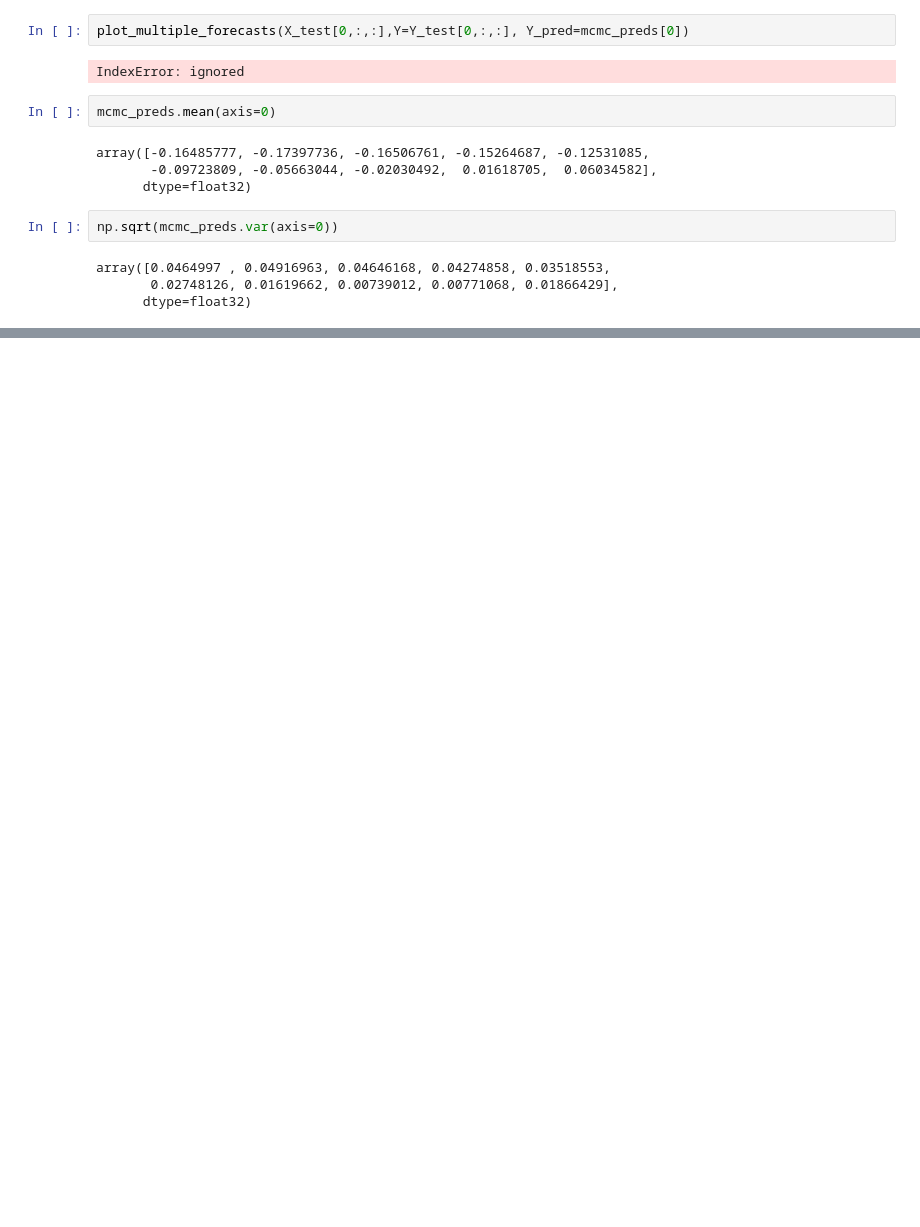
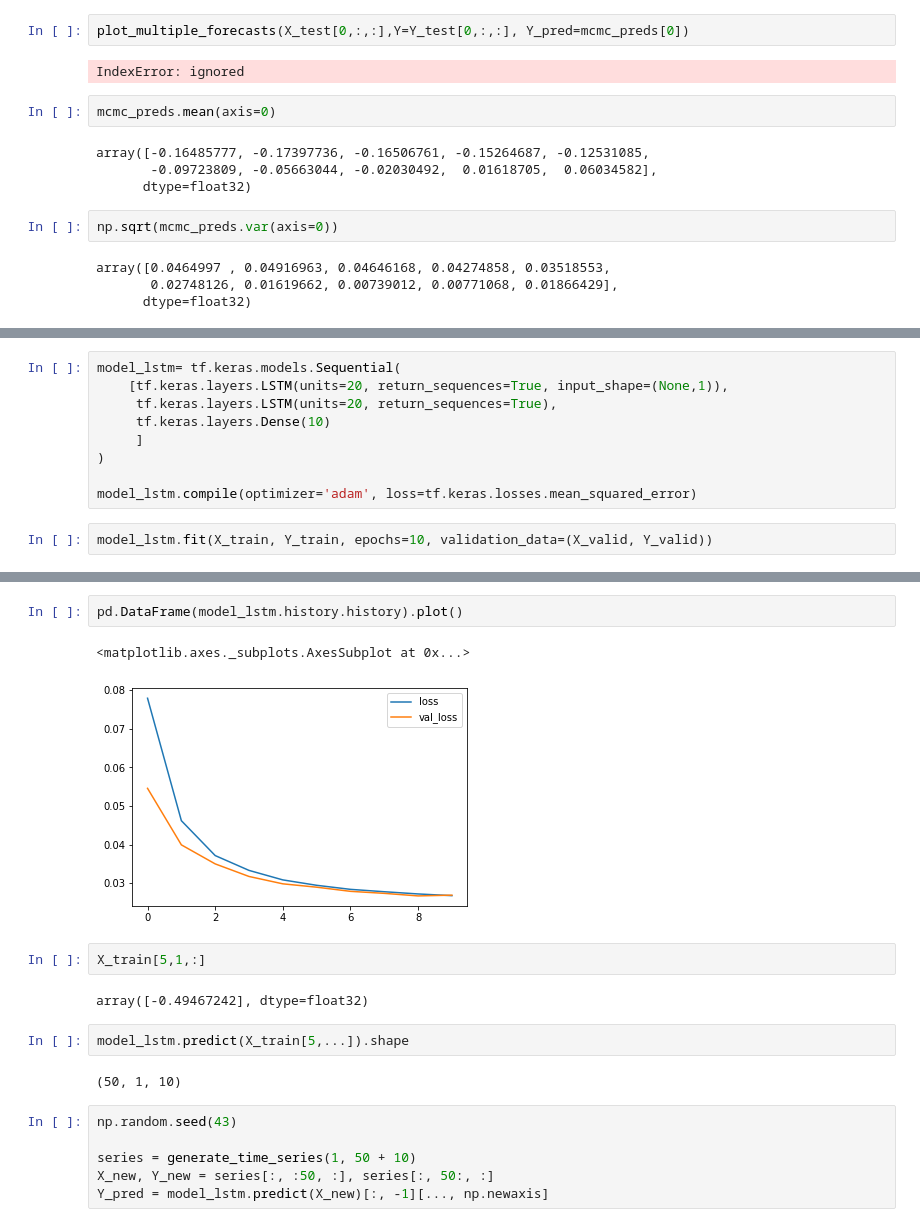
Before and after one commit to rahuljungbahadur/hands_on_ml_book, a Jupyter notebook: Rnn_time_series.ipynb, the cells around one changed output, grey strips where cells are left out. Cells and saved outputs as stored; diff of their text form; blank space fills up the shorter version.

```diff
--- a/Rnn_time_series.ipynb
+++ b/Rnn_time_series.ipynb
@@ -571,0 +575,11 @@ array([0.0464997 , 0.04916963, 0.04646168, 0.04274858, 0.03518553,
+# %%
+model_lstm= tf.keras.models.Sequential(
+    [tf.keras.layers.LSTM(units=20, return_sequences=True, input_shape=(None,1)),
+     tf.keras.layers.LSTM(units=20, return_sequences=True),
+     tf.keras.layers.Dense(10)
+     ]
+)
+
+model_lstm.compile(optimizer='adam', loss=tf.keras.losses.mean_squared_error)
+# %%
+model_lstm.fit(X_train, Y_train, epochs=10, validation_data=(X_valid, Y_valid))
@@ -571,0 +608,19 @@ array([0.0464997 , 0.04916963, 0.04646168, 0.04274858, 0.03518553,
+# %%
+pd.DataFrame(model_lstm.history.history).plot()
+# %% [output]
+<matplotlib.axes._subplots.AxesSubplot at 0x...>
+[figure, added]
+# %%
+X_train[5,1,:]
+# %% [output]
+array([-0.49467242], dtype=float32)
+# %%
+model_lstm.predict(X_train[5,...]).shape
+# %% [output]
+(50, 1, 10)
+# %%
+np.random.seed(43)
+
+series = generate_time_series(1, 50 + 10)
+X_new, Y_new = series[:, :50, :], series[:, 50:, :]
+Y_pred = model_lstm.predict(X_new)[:, -1][..., np.newaxis]
```
Also changed, not shown: parts of 13 cells of this notebook.
